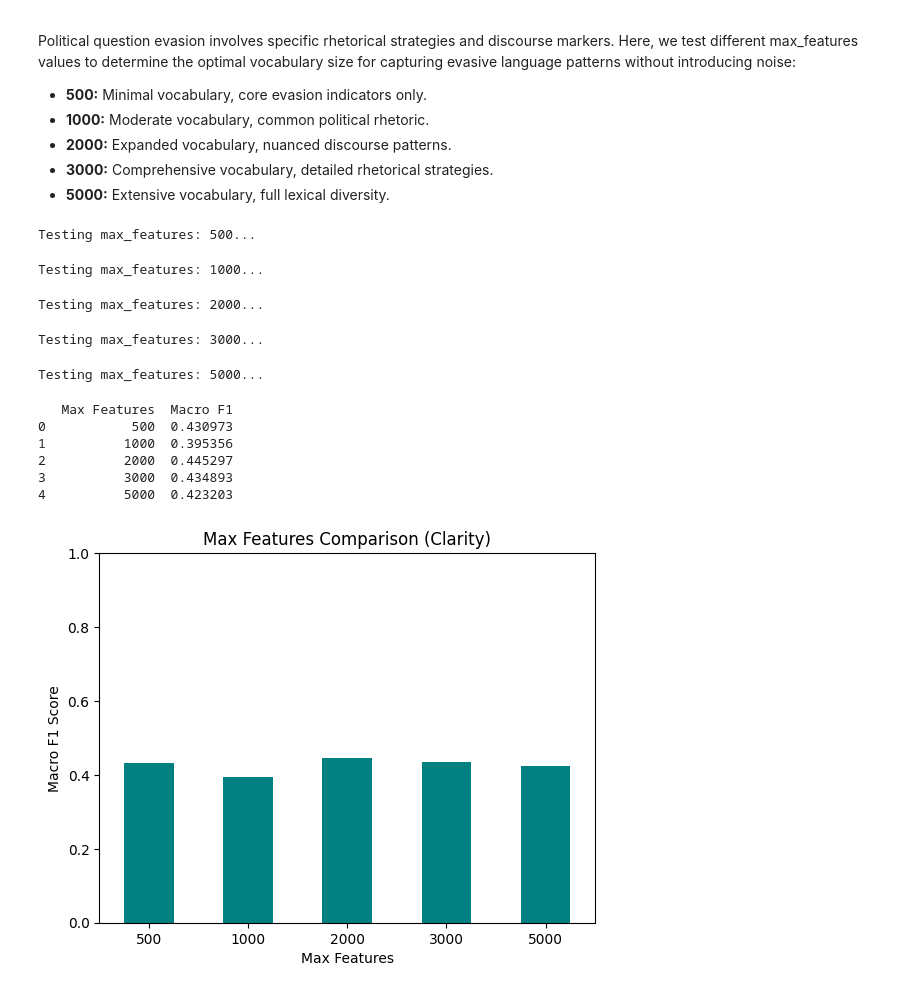
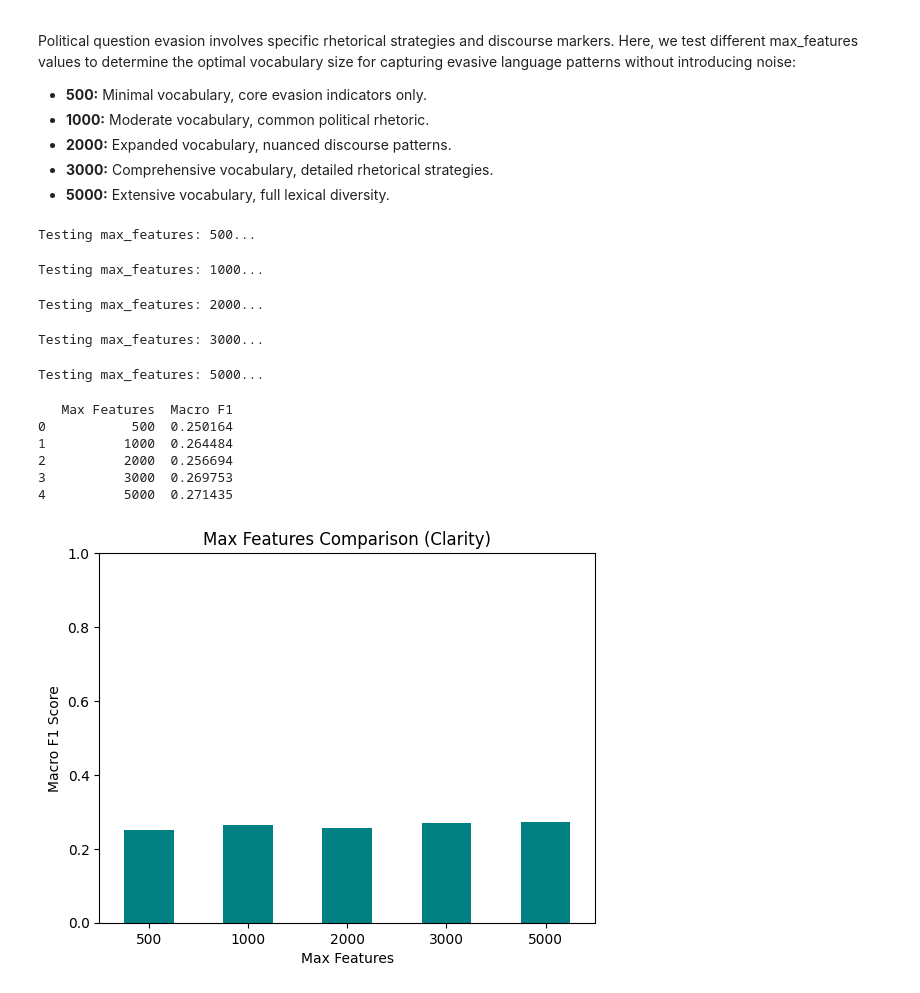
Before and after one commit to pina131714/NLP_Assignment_1, a Jupyter notebook: Phase_2.ipynb, the cells around one changed output. Drawn from its saved outputs; the diff is of its cells as text; code cells hidden in the pictures.

```diff
--- a/Phase_2.ipynb
+++ b/Phase_2.ipynb
@@ -30,23 +30,22 @@ We use the `combined_text` column created in our preprocessing script: `[Questio
 X_train_ctx = train_df['interview_question'].fillna('') + " [SEP] " + train_df['interview_answer'].fillna('')
 X_val_ctx = val_df['interview_question'].fillna('') + " [SEP] " + val_df['interview_answer'].fillna('')
 
-tfidf = TfidfVectorizer(stop_words='english', ngram_range=(1, 2), max_features=1000)
-X_train_tfidf = tfidf.fit_transform(X_train_ctx)
-X_val_tfidf = tfidf.transform(X_val_ctx)
+countvect = CountVectorizer(stop_words= 'english', ngram_range=(1, 2), max_features=None)
+X_train_countvect = countvect.fit_transform(X_train_ctx)
+X_val_countvect = countvect.transform(X_val_ctx)
 
 clf_clarity = LogisticRegression(max_iter=1000, multi_class="multinomial", random_state=SEED)
-clf_clarity.fit(X_train_tfidf, y_train_clarity)
+clf_clarity.fit(X_train_countvect, y_train_clarity)
 
 clf_evasion = LogisticRegression(max_iter=1000, multi_class="multinomial", random_state=SEED)
-clf_evasion.fit(X_train_tfidf, y_train_evasion)
+clf_evasion.fit(X_train_countvect, y_train_evasion)
 
 results = run_full_evaluation(
     clf_clarity=clf_clarity,
     clf_evasion=clf_evasion,
-    X=X_val_tfidf,
+    X=X_val_countvect,
     y_clarity=y_val_clarity,
     y_evasion=y_val_evasion,
-    label_names_clarity=list(id2label.values()),
     title="Phase 2 - Contextual Sub-Q"
 )
 # %% [output]
@@ -63,23 +62,22 @@ for df in [train_df, val_df, test_df]:
 X_train_sub = train_df['sub_q_context']
 X_val_sub = val_df['sub_q_context']
 
-tfidf_sub = TfidfVectorizer(stop_words='english', ngram_range=(1, 2), max_features=1000)
-X_train_tfidf_sub = tfidf_sub.fit_transform(X_train_sub)
-X_val_tfidf_sub = tfidf_sub.transform(X_val_sub)
+countvect_sub = CountVectorizer(stop_words='english', ngram_range=(1, 2), max_features=1000)
+X_train_countvect_sub = countvect_sub.fit_transform(X_train_sub)
+X_val_countvect_sub = countvect_sub.transform(X_val_sub)
 
 clf_clarity_sub = LogisticRegression(max_iter=1000, multi_class="multinomial", random_state=SEED)
-clf_clarity_sub.fit(X_train_tfidf_sub, y_train_clarity)
+clf_clarity_sub.fit(X_train_countvect_sub, y_train_clarity)
 
 clf_evasion_sub = LogisticRegression(max_iter=1000, multi_class="multinomial", random_state=SEED)
-clf_evasion_sub.fit(X_train_tfidf_sub, y_train_evasion)
+clf_evasion_sub.fit(X_train_countvect_sub, y_train_evasion)
 
 results_ex1_1 = run_full_evaluation(
     clf_clarity=clf_clarity_sub,
     clf_evasion=clf_evasion_sub,
-    X=X_val_tfidf_sub,
+    X=X_val_countvect_sub,
     y_clarity=y_val_clarity,
     y_evasion=y_val_evasion,
-    label_names_clarity=list(id2label.values()),
     title="Exp 1.1 - Sub-Question Context"
 )
 # %% [output]
@@ -102,7 +100,7 @@ for df in [train_df, val_df, test_df]:
 
 preprocessor = ColumnTransformer(
     transformers=[
-        ('text', TfidfVectorizer(stop_words='english', ngram_range=(1, 2), max_features=1000), 'sub_q_context'),
+        ('text', CountVectorizer(stop_words='english', ngram_range=(1, 2), max_features=None), 'sub_q_context'),
         ('meta', 'passthrough', meta_cols)
     ]
 )
@@ -126,7 +124,6 @@ results_ex1_2 = run_full_evaluation(
     X=val_df,
     y_clarity=y_val_clarity,
     y_evasion=y_val_evasion,
-    label_names_clarity=list(id2label.values()),
     title="Exp 1.2 - Context + Meta-features"
 )
 # %% [output]
@@ -146,15 +143,15 @@ ngram_ranges = [(1, 1), (1, 2), (1, 3)]
 for rng in ngram_ranges:
     print(f"Testing N-gram range: {rng}...")
 
-    vec = TfidfVectorizer(stop_words='english', ngram_range=rng, max_features=1000)
+    vec = CountVectorizer(stop_words='english', ngram_range=rng, max_features=None)
     X_train_vec = vec.fit_transform(train_df['sub_q_context'])
     X_val_vec = vec.transform(val_df['sub_q_context'])
 
     clf = LogisticRegression(max_iter=1000, multi_class="multinomial", random_state=SEED)
-    clf.fit(X_train_vec, y_train_clarity)
+    clf.fit(X_train_vec, y_train_evasion)
 
     from sklearn.metrics import f1_score
-    score = f1_score(y_val_clarity, clf.predict(X_val_vec), average='macro')
+    score = f1_score(y_val_evasion, clf.predict(X_val_vec), average='macro')
 
     ngram_results.append({'Range': str(rng), 'Macro F1': score})
 
@@ -191,39 +188,39 @@ max_features_values = [500, 1000, 2000, 3000, 5000]
 for max_feat in max_features_values:
     print(f"Testing max_features: {max_feat}...")
 
-    vec = TfidfVectorizer(stop_words='english', ngram_range=(1, 2), max_features=max_feat)
+    vec = CountVectorizer(stop_words='english', ngram_range=(1, 2), max_features=max_feat)
     X_train_vec = vec.fit_transform(train_df['sub_q_context'])
     X_val_vec = vec.transform(val_df['sub_q_context'])
 
     clf = LogisticRegression(max_iter=1000, multi_class="multinomial", random_state=SEED)
-    clf.fit(X_train_vec, y_train_clarity)
+    clf.fit(X_train_vec, y_train_evasion)
 
     from sklearn.metrics import f1_score
-    score = f1_score(y_val_clarity, clf.predict(X_val_vec), average='macro')
+    score = f1_score(y_val_evasion, clf.predict(X_val_vec), average='macro')
 
     max_features_results.append({'Max Features': max_feat, 'Macro F1': score})
 
 max_features_comparison_df = pd.DataFrame(max_features_results)
 print(max_features_comparison_df)
 
 # Plotting
 max_features_comparison_df.plot(x='Max Features', y='Macro F1', kind='bar', color='teal', legend=False)
 plt.title('Max Features Comparison (Clarity)')
 plt.xlabel('Max Features')
 plt.ylabel('Macro F1 Score')
 plt.ylim(0, 1.0)
 plt.xticks(rotation=0)
 plt.show()
 # %% [output]
 Testing max_features: 500...
 Testing max_features: 1000...
 Testing max_features: 2000...
 Testing max_features: 3000...
 Testing max_features: 5000...
    Max Features  Macro F1
-0           500  0.430973
-1          1000  0.395356
-2          2000  0.445297
-3          3000  0.434893
-4          5000  0.423203
+0           500  0.250164
+1          1000  0.264484
+2          2000  0.256694
+3          3000  0.269753
+4          5000  0.271435
-[figure, old version]
+[figure, new version]
```
Also changed, not shown: parts of 5 cells of this notebook.
